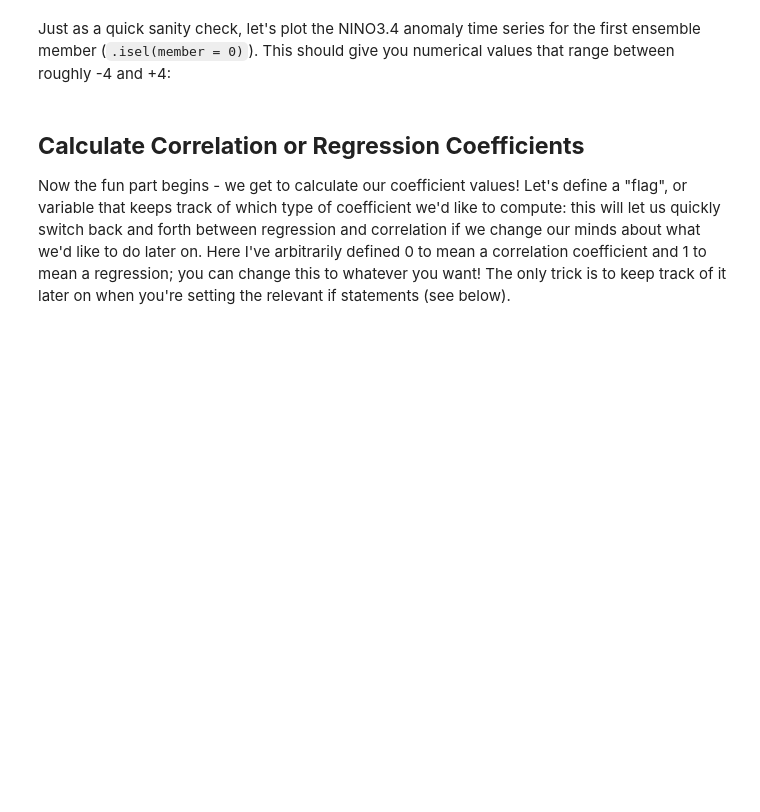
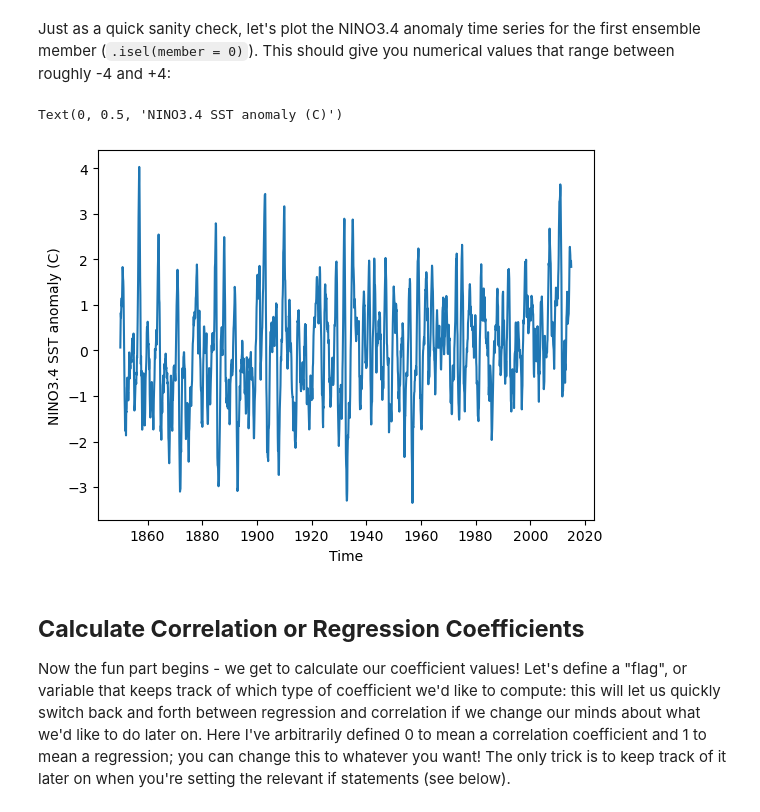
Before and after one commit to jocardelle/Spatial_Stats, a Jupyter notebook: CodeAlong 1. Correlation and Regression Maps.ipynb, the cells around one changed output. Cells and saved outputs as stored; diff of their text form; code cells hidden in the pictures; blank space fills up the shorter version.

```diff
--- a/CodeAlong 1. Correlation and Regression Maps.ipynb
+++ b/CodeAlong 1. Correlation and Regression Maps.ipynb
@@ -236,6 +356,7 @@ cesm2_tempdata = cesm2_tempdata.assign_coords(member=("member", common_mems))
 cesm2_prdata = cesm2_prdata.assign_coords(member=("member", common_mems))
 
 # Reformat time dimension for concatenated array
+cesm2_tempdata['time'] = cesm2_tempdata.time.astype('datetime64[ns]')
 # %% [markdown]
 <a id='time_series'></a>
 ## **Calculate Regionally Averaged Time Series**
@@ -245,6 +366,8 @@ Here we need to step back a little and remember what our goal is. We're aiming t
 The code block below specifies a lat/lon region and performs the regional average from the `cesm2_tempdata` xarray variable we already defined. (note: here I'm not going to bother with area weighting because the region is fairly small and I want to make the code more readable)
 # %%
 # Specify rough lat/lon bounds for NINO3.4
+lat_min, lat_max = -5, 5
+lon_min, lon_max = 190, 240
 
 # Define logical mask: True when lat/lon inside the valid ranges, False elsewhere
 mask_lat = (cesm2_tempdata.lat >= lat_min) & (cesm2_tempdata.lat <= lat_max)
@@ -254,11 +377,14 @@ mask_lon = (cesm2_tempdata.lon >= lon_min) & (cesm2_tempdata.lon <= lon_max)
 cesm2_nino34 = cesm2_tempdata.where(mask_lat & mask_lon, drop=True)
 
 # Average over the lat and lon dimensions
+cesm2_nino34 = cesm2_nino34.mean(dim="lat").mean(dim="lon")
 # %% [markdown]
 ### **Calculate anomalies**
 
 We also want to do one more thing to the time series: that is, to calculate the _anomaly_ by removing the _climatological average_ from the data. We'll do this using the xarray `groupby` command: if you'd like a reminder on how this all works, please refer to the [Anomalies](https://github.com/climate-datalab/Time-Series-Plots/blob/main/4.%20Anomalies.ipynb) tutorial.
 # %%
 # Calculate seasonal average
+cesm2_nino34_clim = cesm2_nino34.groupby("time.month").mean("time")
 
 # Print output to see what it looks like
+print(cesm2_nino34_clim)
@@ -265,7 +399,15 @@ We also want to do one more thing to the time series: that is, to calculate the
 # %%
 # Remove seasonal mean to get the anomaly
+cesm2_nino34_anom = cesm2_nino34.groupby("time.month") - cesm2_nino34_clim
 # %% [markdown]
 Just as a quick sanity check, let's plot the NINO3.4 anomaly time series for the first ensemble member (`.isel(member = 0)`). This should give you numerical values that range between roughly -4 and +4:
+# %%
+plt.plot(cesm2_nino34_anom.time, cesm2_nino34_anom.tos.isel(member=0))
+plt.xlabel('Time')
+plt.ylabel('NINO3.4 SST anomaly (C)')
+# %% [output]
+Text(0, 0.5, 'NINO3.4 SST anomaly (C)')
+[figure, added]
 # %% [markdown]
 <a id='corr'></a>
 ## **Calculate Correlation or Regression Coefficients**
```
Also changed, not shown: parts of 15 cells of this notebook, 1 other file.
